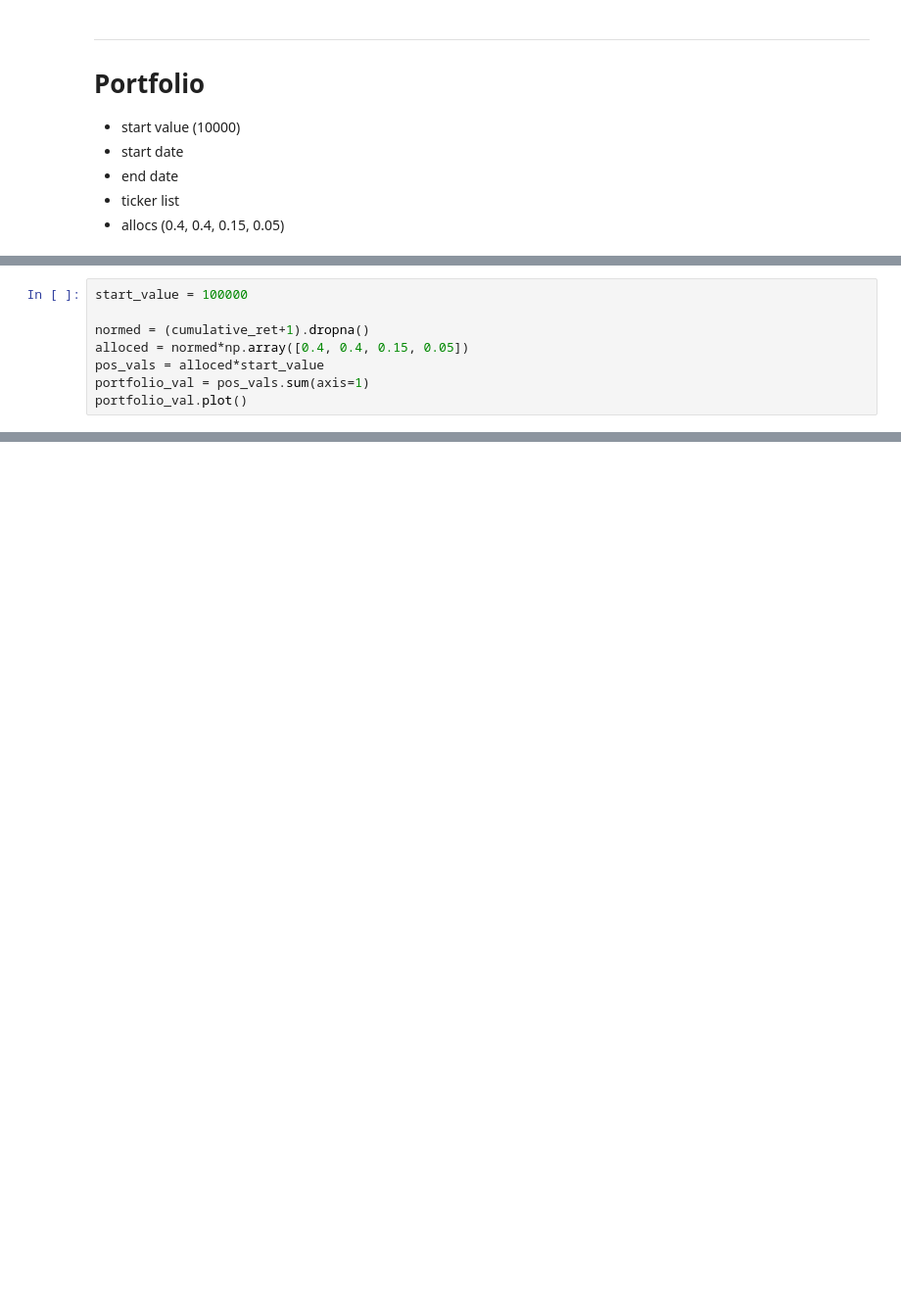
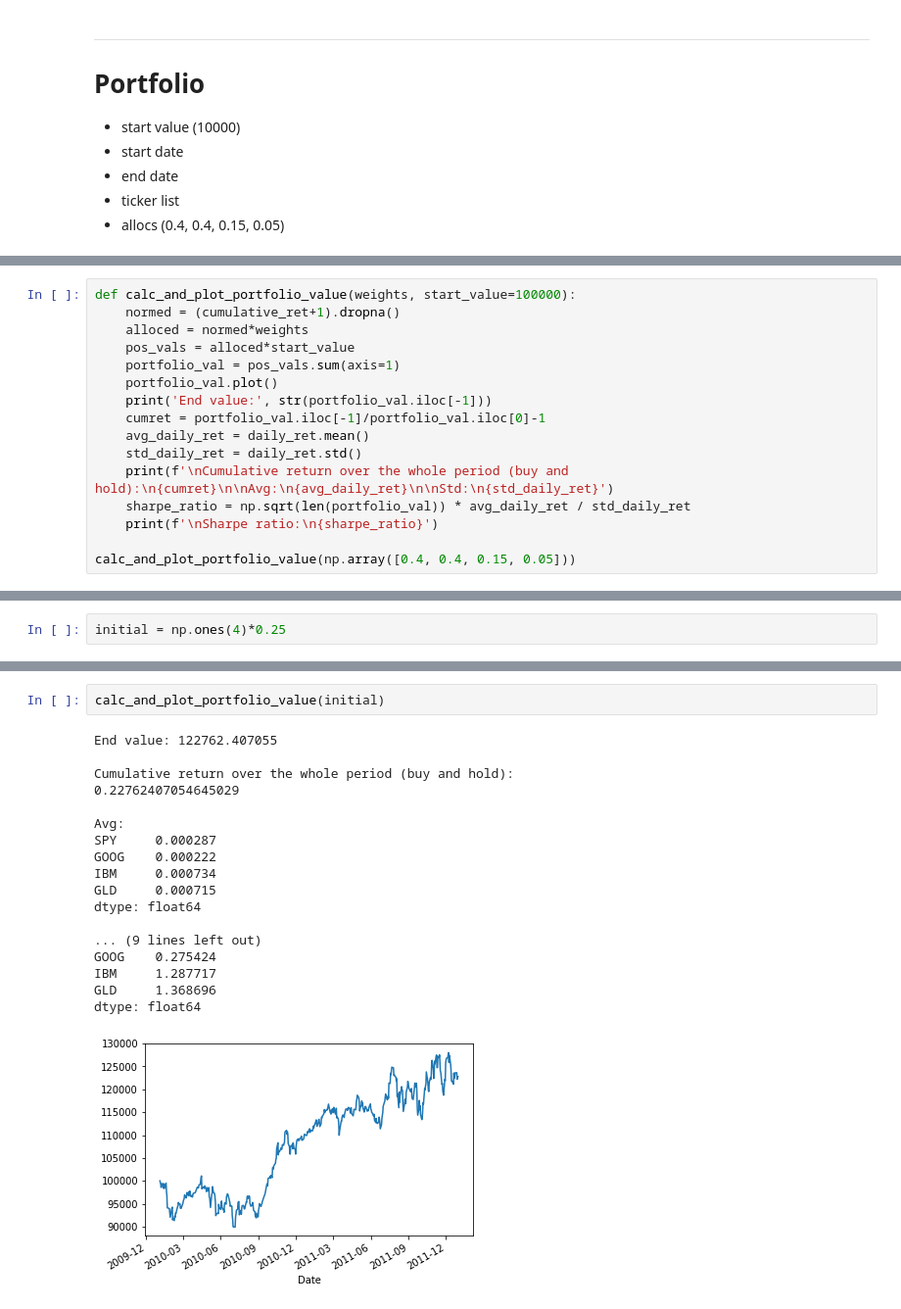
Before and after one commit to minimalgeek/DeepLearning, a Jupyter notebook: Stock/notebooks/Udacity/01_course.ipynb, the cells around one changed output, grey strips where cells are left out. Shown at 98% size. Saved outputs shown, nothing was run; the diff lists cells and outputs as text; blank space fills up the shorter version.

```diff
--- a/Stock/notebooks/Udacity/01_course.ipynb
+++ b/Stock/notebooks/Udacity/01_course.ipynb
@@ -141,8 +140,0 @@ sns.regplot(data=daily_ret.loc['2010'], x='GOOG', y='SPY', marker='o')
-# %%
-start_value = 100000
-
-normed = (cumulative_ret+1).dropna()
-alloced = normed*np.array([0.4, 0.4, 0.15, 0.05])
-pos_vals = alloced*start_value
-portfolio_val = pos_vals.sum(axis=1)
-portfolio_val.plot()
@@ -166,0 +141,16 @@ dtype: float64
+# %%
+def calc_and_plot_portfolio_value(weights, start_value=100000):
+    normed = (cumulative_ret+1).dropna()
+    alloced = normed*weights
+    pos_vals = alloced*start_value
+    portfolio_val = pos_vals.sum(axis=1)
+    portfolio_val.plot()
+    print('End value:', str(portfolio_val.iloc[-1]))
+    cumret = portfolio_val.iloc[-1]/portfolio_val.iloc[0]-1
+    avg_daily_ret = daily_ret.mean()
+    std_daily_ret = daily_ret.std()
+    print(f'\nCumulative return over the whole period (buy and hold):\n{cumret}\n\nAvg:\n{avg_daily_ret}\n\nStd:\n{std_daily_ret}')
+    sharpe_ratio = np.sqrt(len(portfolio_val)) * avg_daily_ret / std_daily_ret
+    print(f'\nSharpe ratio:\n{sharpe_ratio}')
+
+calc_and_plot_portfolio_value(np.array([0.4, 0.4, 0.15, 0.05]))
@@ -166,0 +223,2 @@ dtype: float64
+# %%
+initial = np.ones(4)*0.25
@@ -166,0 +250,21 @@ dtype: float64
+# %%
+calc_and_plot_portfolio_value(initial)
+# %% [output]
+End value: 122762.407055
+
+Cumulative return over the whole period (buy and hold):
+0.22762407054645029
+
+Avg:
+SPY     0.000287
+GOOG    0.000222
+IBM     0.000734
+GLD     0.000715
+dtype: float64
+
+... (9 lines left out)
+GOOG    0.275424
+IBM     1.287717
+GLD     1.368696
+dtype: float64
+[figure, added]
```
Also changed, not shown: parts of 20 cells of this notebook.
